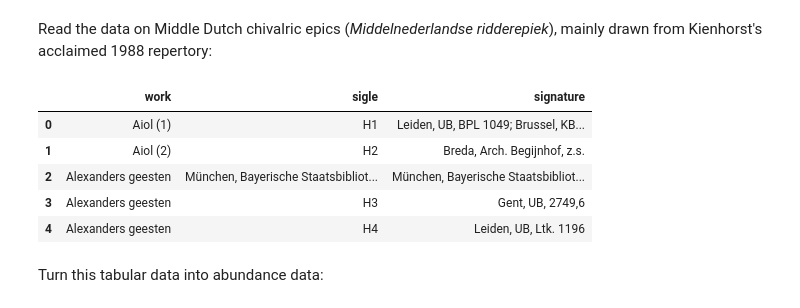
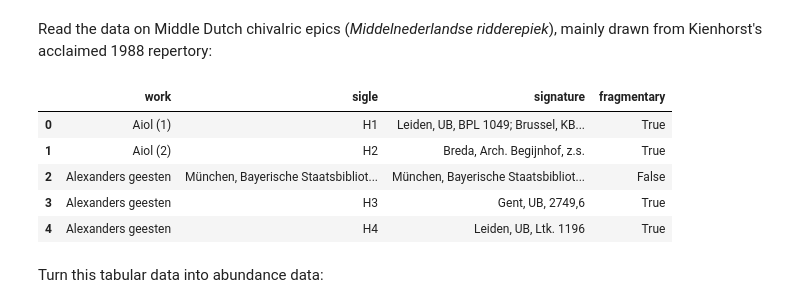
Before and after one commit to mikekestemont/minsampling, a Jupyter notebook: notebooks/estimating-diversity.ipynb, the cells around one changed output. Cells and saved outputs as stored; diff of their text form; code cells hidden in the pictures.

```diff
--- a/notebooks/estimating-diversity.ipynb
+++ b/notebooks/estimating-diversity.ipynb
@@ -19,15 +19,15 @@ from tqdm import tqdm_notebook
 Read the data on Middle Dutch chivalric epics (*Middelnederlandse ridderepiek*), mainly drawn from Kienhorst's acclaimed 1988 repertory:
 # %%
 df = pd.read_excel('../data/mnl_chiv.xlsx', header=None)
-df.columns = ('work', 'sigle', 'signature')
+df.columns = ('work', 'sigle', 'signature', 'fragmentary')
 df.head()
 # %% [output]
-|  | work | sigle | signature |
-| 0 | Aiol (1) | H1 | Leiden, UB, BPL 1049; Brussel, KB... |
-| 1 | Aiol (2) | H2 | Breda, Arch. Begijnhof, z.s. |
-| 2 | Alexanders geesten | München, Bayerische Staatsbibliot... | München, Bayerische Staatsbibliot... |
-| 3 | Alexanders geesten | H3 | Gent, UB, 2749,6 |
-| 4 | Alexanders geesten | H4 | Leiden, UB, Ltk. 1196 |
+|  | work | sigle | signature | fragmentary |
+| 0 | Aiol (1) | H1 | Leiden, UB, BPL 1049; Brussel, KB... | True |
+| 1 | Aiol (2) | H2 | Breda, Arch. Begijnhof, z.s. | True |
+| 2 | Alexanders geesten | München, Bayerische Staatsbibliot... | München, Bayerische Staatsbibliot... | False |
+| 3 | Alexanders geesten | H3 | Gent, UB, 2749,6 | True |
+| 4 | Alexanders geesten | H4 | Leiden, UB, Ltk. 1196 | True |
 # %% [markdown]
 Turn this tabular data into abundance data:
 # %%
```
Also changed, not shown: parts of 109 cells of this notebook.
